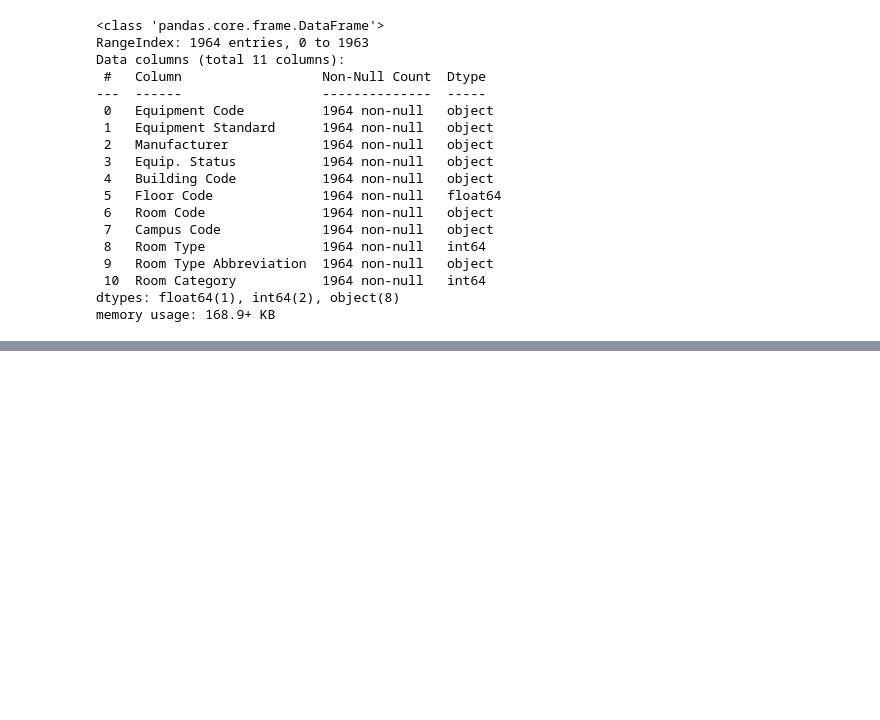
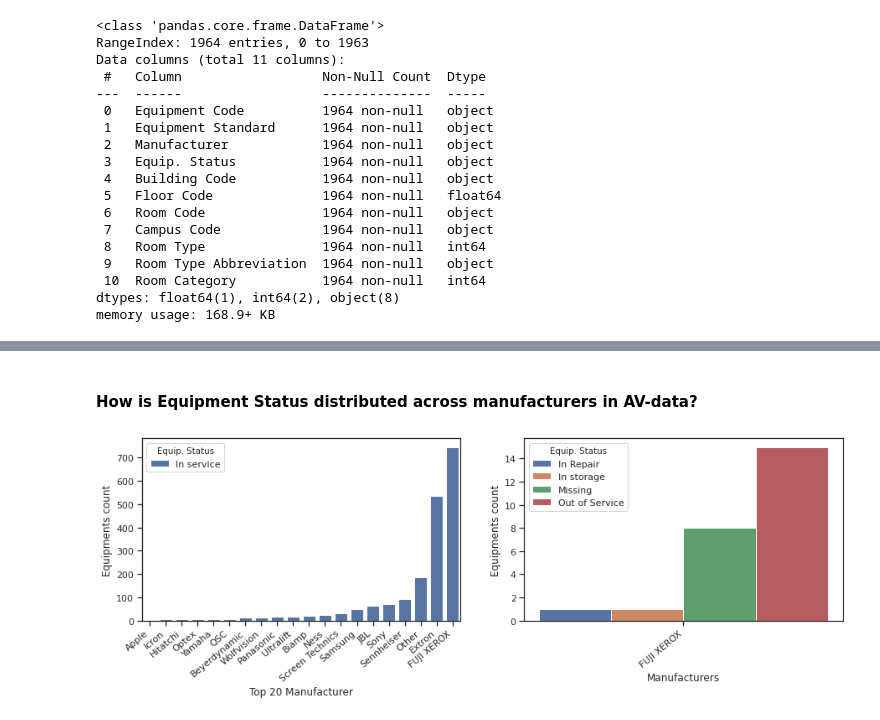
Before and after one commit to abhinavcreed13/project-space-optimisation-group-3, a Jupyter notebook: notebooks/exploratory-data-analysis.ipynb, the cells around one changed output, grey strips where cells are left out. Cells and saved outputs as stored; diff of their text form; code cells hidden in the pictures; blank space fills up the shorter version.

```diff
--- a/notebooks/exploratory-data-analysis.ipynb
+++ b/notebooks/exploratory-data-analysis.ipynb
@@ -673,0 +785,23 @@ memory usage: 168.9+ KB
+# %% [markdown]
+#### How is Equipment Status distributed across manufacturers in AV-data?
+# %%
+gdf = av_equipment_df.groupby(by=['Manufacturer','Equip. Status'], as_index=False).agg({'Equipment Code': pd.Series.nunique})
+gdf.sort_values(by=['Equipment Code'], inplace=True)
+gdf1 = gdf.loc[(gdf['Equip. Status'] == 'In service')]
+gdf2 = gdf.loc[(gdf['Equip. Status'] == 'In storage')|(gdf['Equip. Status'] == 'In Repair')|(gdf['Equip. Status'] == 'Missing')|(gdf['Equip. Status'] == 'Out of Service')]
+#gdf.tail(20)
+#gdf1.shape
+fig, ax = plt.subplots(1,2)
+fig.set_figheight(4)
+fig.set_figwidth(15)
+ax1 = sns.barplot(x="Manufacturer", y='Equipment Code', hue='Equip. Status', dodge=False, data=gdf1.tail(20), ax=ax[0]);
+ax1.set_xticklabels(ax1.get_xticklabels(), rotation=40, ha="right")
+ax1.set(xlabel='Top 20 Manufacturer', ylabel='Equipments count')
+
+ax2 = sns.barplot(x="Manufacturer", y='Equipment Code', hue='Equip. Status', dodge=True, data=gdf2, ax=ax[1]);
+ax2.set_xticklabels(ax2.get_xticklabels(), rotation=40, ha="right")
+ax2.set(xlabel='Manufacturers', ylabel='Equipments count')
+
+plt.show()
+# %% [output]
+[figure, added]
```
Also changed, not shown: parts of 41 cells of this notebook.
